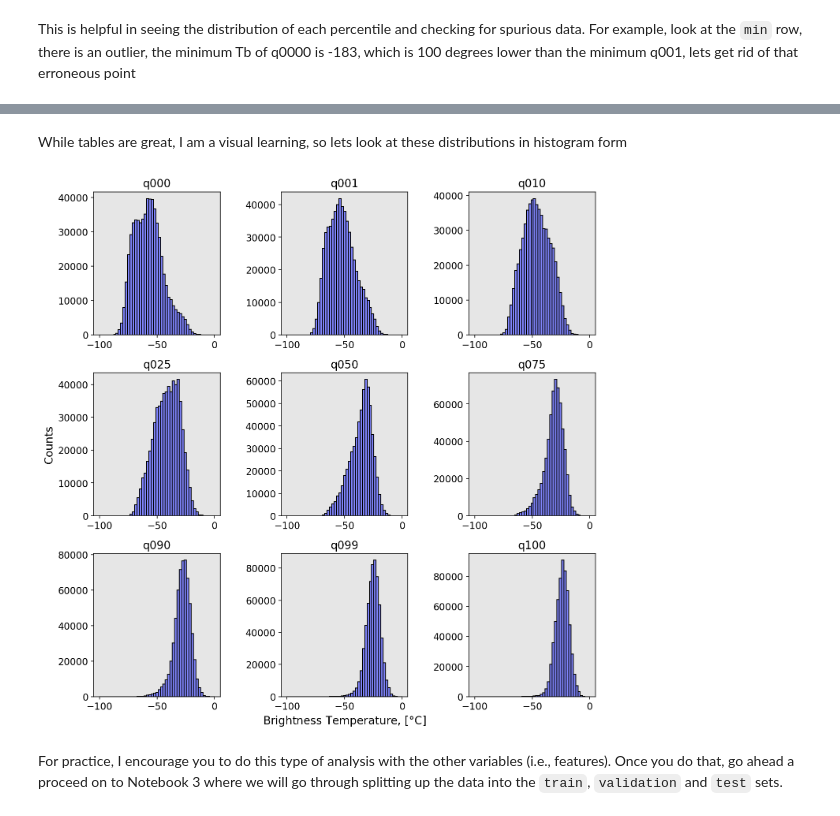
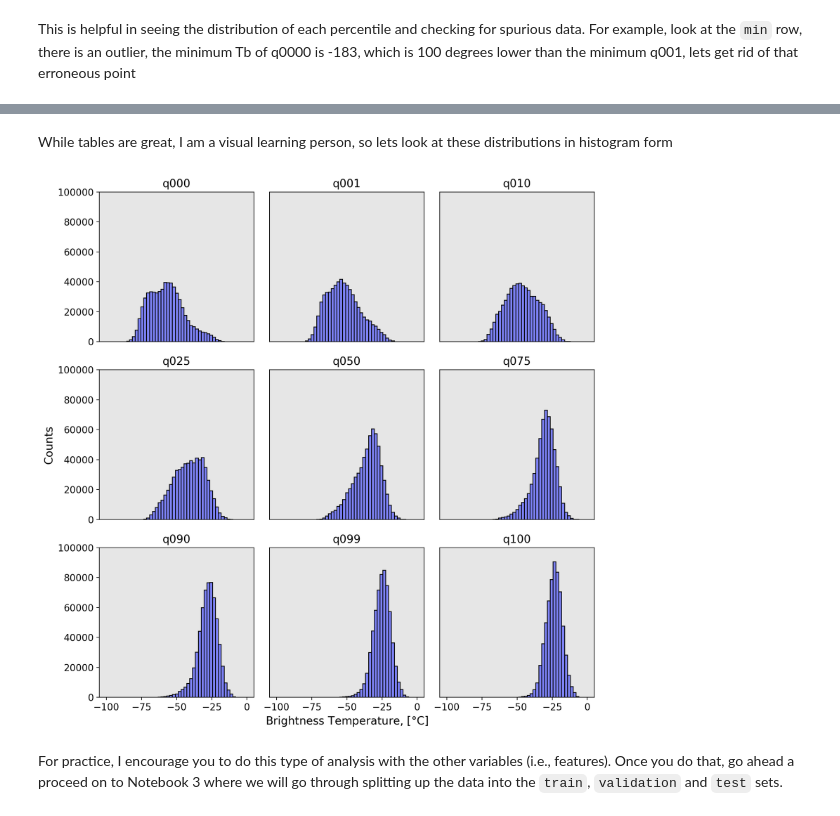
Before and after one commit to ssec/WAF_ML_Tutorial_Part1, a Jupyter notebook: colab_notebooks/Notebook02_Feature_Engineering.ipynb, the cells around one changed output, grey strips where cells are left out. Saved outputs shown, nothing was run; the diff lists cells and outputs as text; code cells hidden in the pictures.

Commit message:
minor typos and slightly improved (?) histogram plotting

````diff
--- a/colab_notebooks/Notebook02_Feature_Engineering.ipynb
+++ b/colab_notebooks/Notebook02_Feature_Engineering.ipynb
@@ -223,32 +225,38 @@ df.describe()
 | 75% | -49.350000 | -44.450000 | -37.280000 | -32.740000 | -28.860000 | -25.580000 | -23.36000 | -21.050000 | -19.920000 |
 | max | -11.980000 | -11.630000 | -10.330000 | -8.600000 | -7.460000 | -5.950000 | -5.05000 | -3.910000 | 12.390000 |
 # %% [markdown]
-While tables are great, I am a visual learning, so lets look at these distributions in histogram form
+While tables are great, I am a visual learning person, so lets look at these distributions in histogram form
 # %%
 #make the bins, 50 of them, evenly spaced from -100 degC to 0 degC
 bins=np.linspace(-100,0)
 #a nice color
 b = [126/255,131/255,248/255]
 
 #make a big plot with 9 subplots
 fig,axes = plt.subplots(3,3,figsize=(10,10))
 
 #ravel axes
 axes = axes.ravel()
 
 #loop over all variables to make things more concise. enumerate makes an iterable and returns a counter (i) and the axis in axes.
 for i,ax in enumerate(axes):
     key = keys[i]
     ax.hist(df[key],bins=bins,color=b,edgecolor='k')
     ax.set_title(key)
+    ax.set_ylim(0, 100_000)  # consistent y axis
+    # hide non-border axes
+    if i % 3 != 0:
+        ax.get_yaxis().set_visible(False)
+    if i < 6:
+        ax.get_xaxis().set_visible(False)
 
 #add some axis labels
 axes[3].set_ylabel('Counts')
-axes[7].set_xlabel('Brightness Temperature, [$\degree$C]')
+axes[7].set_xlabel('Brightness Temperature, [$\\degree$C]')
 
 plt.tight_layout()
 # %% [output]
-[figure, old version]
+[figure, new version]
 # %% [markdown]
 For practice, I encourage you to do this type of analysis with the other variables (i.e., features). Once you do that, go ahead a proceed on to Notebook 3 where we will go through splitting up the data into the ```train```, ```validation``` and ```test``` sets.
 # %%
````
Also changed, not shown: parts of 4 cells of this notebook.
